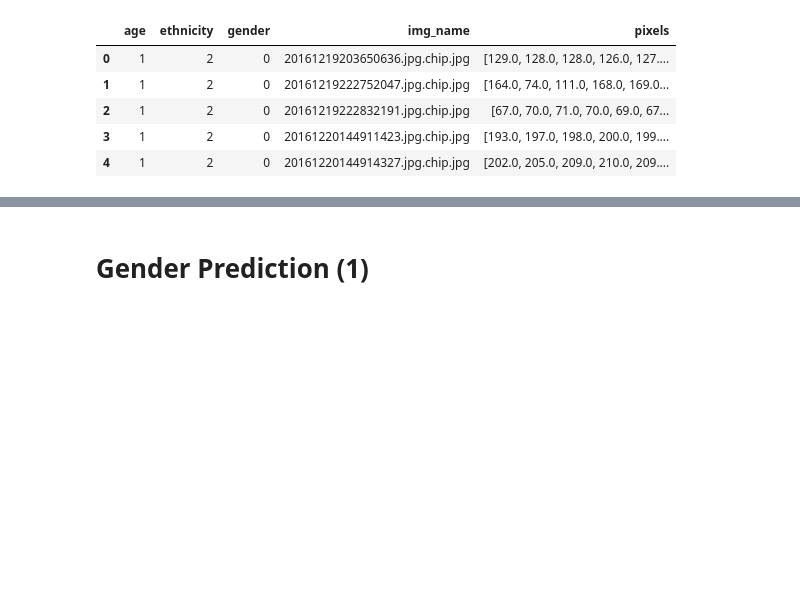
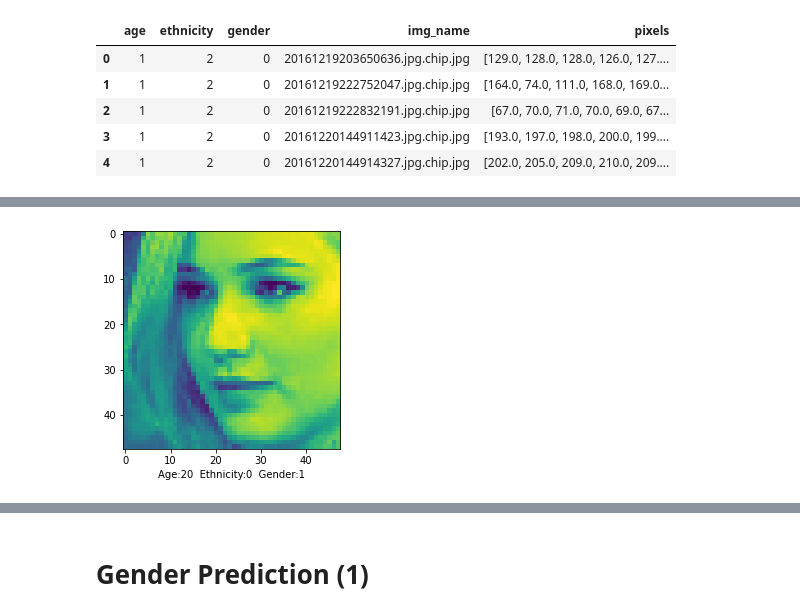
Before and after one commit to Real-VeerSandhu/Ethnicity-Age-Prediction, a Jupyter notebook: main_notebook.ipynb, the cells around one changed output, grey strips where cells are left out. Cells and saved outputs as stored; diff of their text form; code cells hidden in the pictures; blank space fills up the shorter version.

```diff
--- a/main_notebook.ipynb
+++ b/main_notebook.ipynb
@@ -98,0 +107,4 @@ show_sample_img(9000)
+# %%
+show_sample_img(3204) # 20, Caucasian, Female
+# %% [output]
+[figure, added]
```
Also changed, not shown: parts of 18 cells of this notebook, 1 other file.
